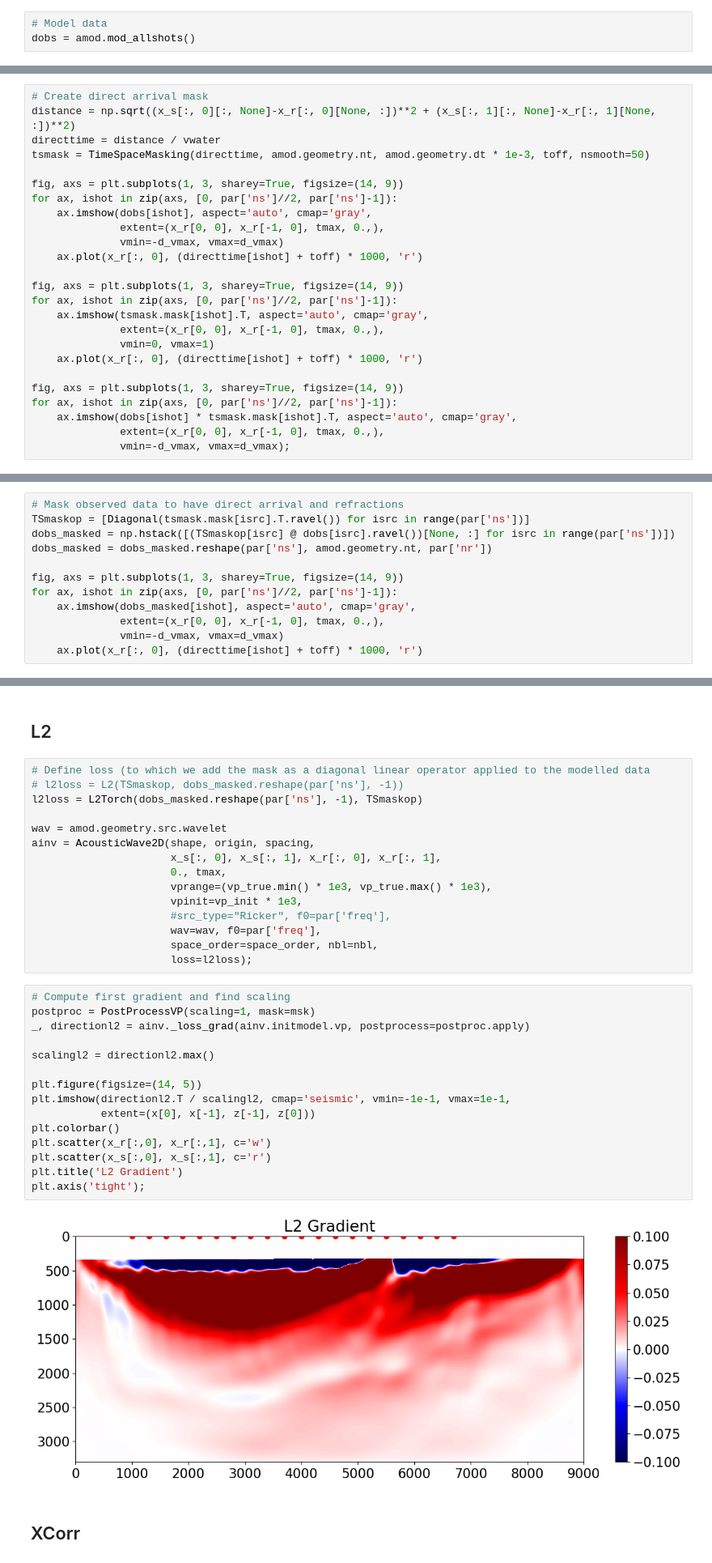
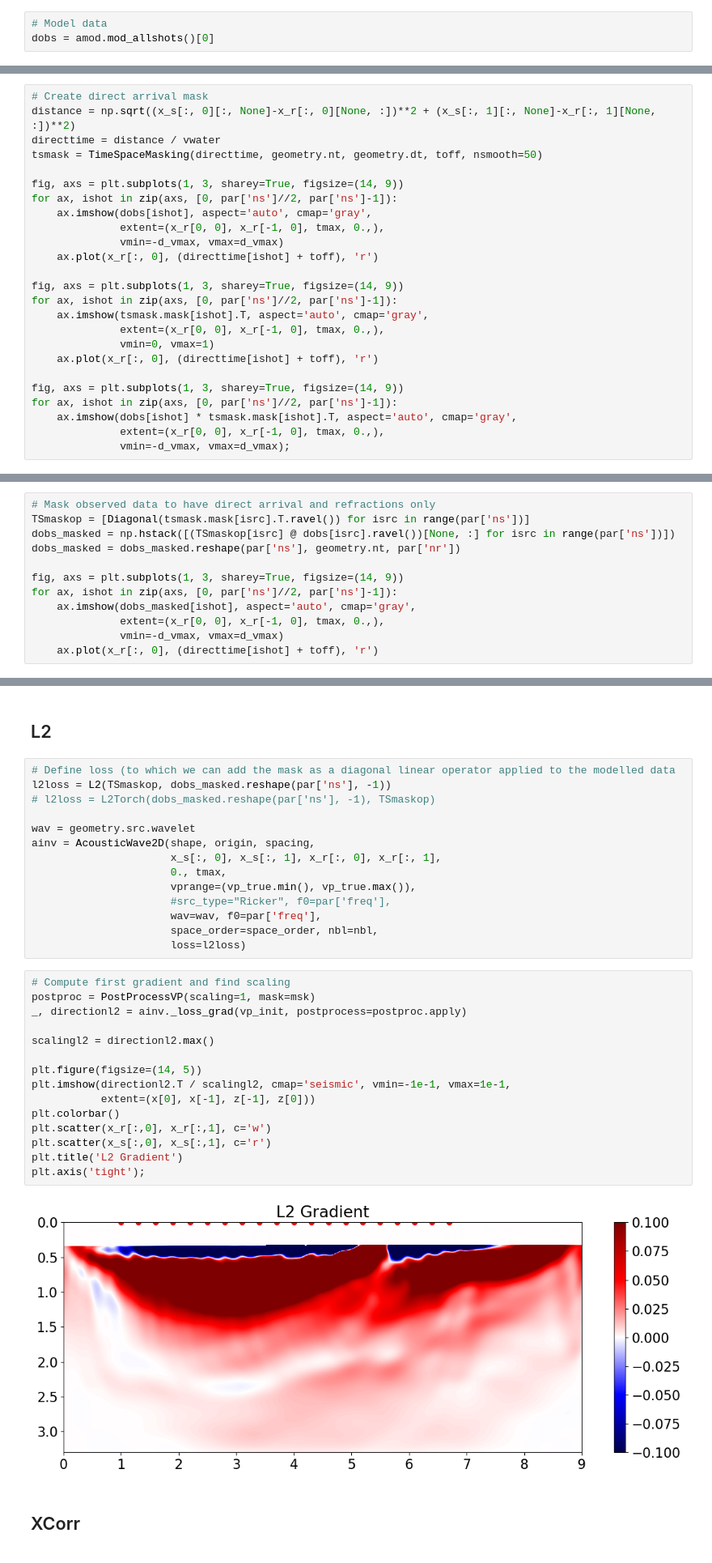
Before and after one commit to DIG-Kaust/Devito-fwi, a Jupyter notebook: notebooks/acoustic/Gradient_comparison.ipynb, the cells around one changed output, grey strips where cells are left out. Shown at 81% size. Saved outputs shown, nothing was run; the diff lists cells and outputs as text.

```diff
--- a/notebooks/acoustic/Gradient_comparison.ipynb
+++ b/notebooks/acoustic/Gradient_comparison.ipynb
@@ -138,6 +136,6 @@ amod = AcousticWave2D(shape, origin, spacing,
 # %%
 # Model data
-dobs = amod.mod_allshots()
+dobs = amod.mod_allshots()[0]
 # %%
 # Plot shot gathers
 d_vmin, d_vmax = np.percentile(np.hstack(dobs).ravel(), [2, 98])
@@ -155,21 +153,21 @@ for ax, ishot in zip(axs, [0, par['ns']//2, par['ns']-1]):
 # Create direct arrival mask
 distance = np.sqrt((x_s[:, 0][:, None]-x_r[:, 0][None, :])**2 + (x_s[:, 1][:, None]-x_r[:, 1][None, :])**2)
 directtime = distance / vwater
-tsmask = TimeSpaceMasking(directtime, amod.geometry.nt, amod.geometry.dt * 1e-3, toff, nsmooth=50)
+tsmask = TimeSpaceMasking(directtime, geometry.nt, geometry.dt, toff, nsmooth=50)
 
 fig, axs = plt.subplots(1, 3, sharey=True, figsize=(14, 9))
 for ax, ishot in zip(axs, [0, par['ns']//2, par['ns']-1]):
     ax.imshow(dobs[ishot], aspect='auto', cmap='gray',
               extent=(x_r[0, 0], x_r[-1, 0], tmax, 0.,),
               vmin=-d_vmax, vmax=d_vmax)
-    ax.plot(x_r[:, 0], (directtime[ishot] + toff) * 1000, 'r')
+    ax.plot(x_r[:, 0], (directtime[ishot] + toff), 'r')
 
 fig, axs = plt.subplots(1, 3, sharey=True, figsize=(14, 9))
 for ax, ishot in zip(axs, [0, par['ns']//2, par['ns']-1]):
     ax.imshow(tsmask.mask[ishot].T, aspect='auto', cmap='gray',
               extent=(x_r[0, 0], x_r[-1, 0], tmax, 0.,),
               vmin=0, vmax=1)
-    ax.plot(x_r[:, 0], (directtime[ishot] + toff) * 1000, 'r')
+    ax.plot(x_r[:, 0], (directtime[ishot] + toff), 'r')
 
 fig, axs = plt.subplots(1, 3, sharey=True, figsize=(14, 9))
 for ax, ishot in zip(axs, [0, par['ns']//2, par['ns']-1]):
@@ -185,13 +181,13 @@ for ax, ishot in zip(axs, [0, par['ns']//2, par['ns']-1]):
 # %%
-# Mask observed data to have direct arrival and refractions
+# Mask observed data to have direct arrival and refractions only
 TSmaskop = [Diagonal(tsmask.mask[isrc].T.ravel()) for isrc in range(par['ns'])]
 dobs_masked = np.hstack([(TSmaskop[isrc] @ dobs[isrc].ravel())[None, :] for isrc in range(par['ns'])])
-dobs_masked = dobs_masked.reshape(par['ns'], amod.geometry.nt, par['nr'])
+dobs_masked = dobs_masked.reshape(par['ns'], geometry.nt, par['nr'])
 
 fig, axs = plt.subplots(1, 3, sharey=True, figsize=(14, 9))
 for ax, ishot in zip(axs, [0, par['ns']//2, par['ns']-1]):
     ax.imshow(dobs_masked[ishot], aspect='auto', cmap='gray',
               extent=(x_r[0, 0], x_r[-1, 0], tmax, 0.,),
               vmin=-d_vmax, vmax=d_vmax)
-    ax.plot(x_r[:, 0], (directtime[ishot] + toff) * 1000, 'r')
+    ax.plot(x_r[:, 0], (directtime[ishot] + toff), 'r')
 # %% [output]
@@ -199,37 +195,36 @@ for ax, ishot in zip(axs, [0, par['ns']//2, par['ns']-1]):
 # %% [markdown]
 ## L2
 # %%
-# Define loss (to which we add the mask as a diagonal linear operator applied to the modelled data
-# l2loss = L2(TSmaskop, dobs_masked.reshape(par['ns'], -1))
-l2loss = L2Torch(dobs_masked.reshape(par['ns'], -1), TSmaskop)
+# Define loss (to which we can add the mask as a diagonal linear operator applied to the modelled data
+l2loss = L2(TSmaskop, dobs_masked.reshape(par['ns'], -1))
+# l2loss = L2Torch(dobs_masked.reshape(par['ns'], -1), TSmaskop)
 
-wav = amod.geometry.src.wavelet
+wav = geometry.src.wavelet
 ainv = AcousticWave2D(shape, origin, spacing,
                       x_s[:, 0], x_s[:, 1], x_r[:, 0], x_r[:, 1],
                       0., tmax,
-                      vprange=(vp_true.min() * 1e3, vp_true.max() * 1e3),
-                      vpinit=vp_init * 1e3,
+                      vprange=(vp_true.min(), vp_true.max()),
                       #src_type="Ricker", f0=par['freq'],
                       wav=wav, f0=par['freq'],
                       space_order=space_order, nbl=nbl,
-                      loss=l2loss);
+                      loss=l2loss)
 # %%
 # Compute first gradient and find scaling
 postproc = PostProcessVP(scaling=1, mask=msk)
-_, directionl2 = ainv._loss_grad(ainv.initmodel.vp, postprocess=postproc.apply)
+_, directionl2 = ainv._loss_grad(vp_init, postprocess=postproc.apply)
 
 scalingl2 = directionl2.max()
 
 plt.figure(figsize=(14, 5))
 plt.imshow(directionl2.T / scalingl2, cmap='seismic', vmin=-1e-1, vmax=1e-1,
            extent=(x[0], x[-1], z[-1], z[0]))
 plt.colorbar()
 plt.scatter(x_r[:,0], x_r[:,1], c='w')
 plt.scatter(x_s[:,0], x_s[:,1], c='r')
 plt.title('L2 Gradient')
 plt.axis('tight');
 # %% [output]
-[figure, old version]
+[figure, new version]
 # %% [markdown]
 ## XCorr
 # %%
```
Also changed, not shown: parts of 13 cells of this notebook, 2 other files.
